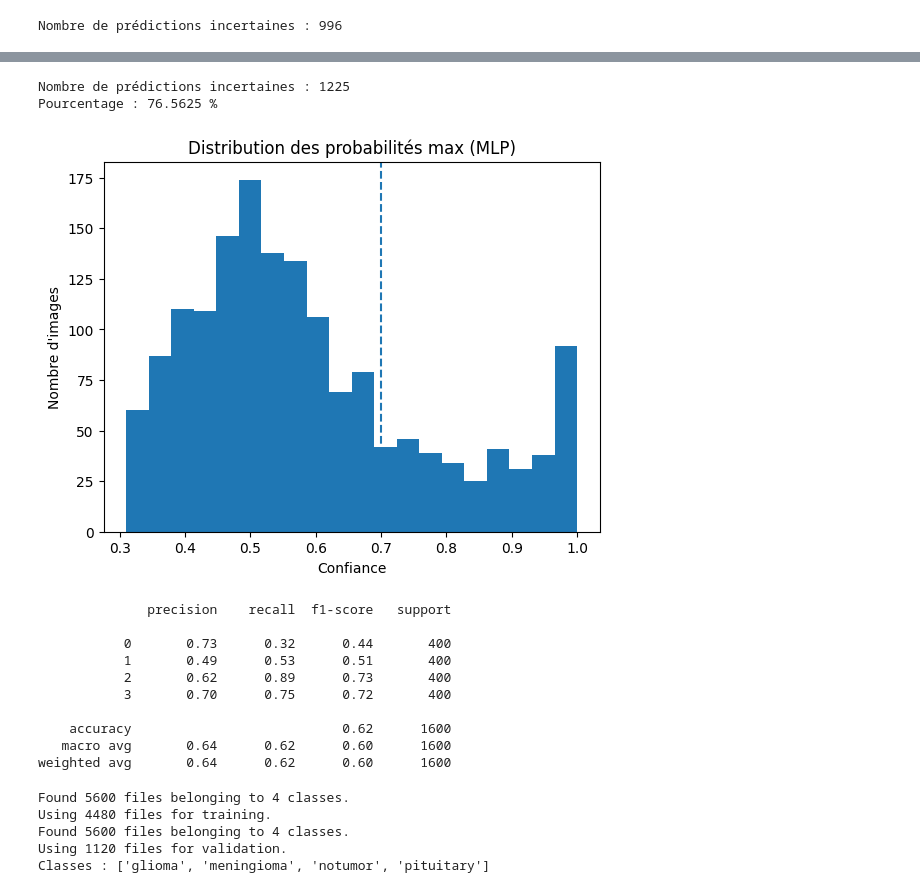
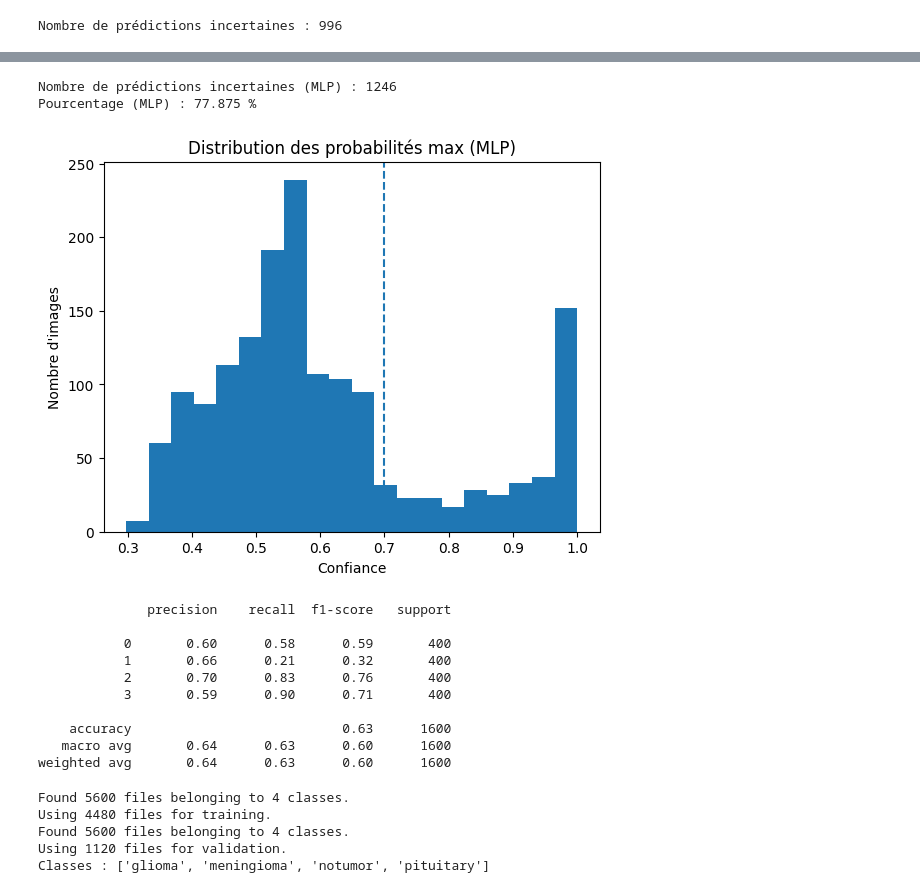
Before and after one commit to ARTY-cpu/projet_ML, a Jupyter notebook: Main.ipynb, the cells around one changed output, grey strips where cells are left out. Cells and saved outputs as stored; diff of their text form; code cells hidden in the pictures.

```diff
--- a/Main.ipynb
+++ b/Main.ipynb
@@ -150,8 +150,12 @@ X_test, y_test = extract_features(test_ds)
 # Importation du modèle de régression logistique de scikit-learn
 from sklearn.linear_model import LogisticRegression
 
-# Création d'une instance de régression logistique avec 2000 itérations maximum
-log_reg = LogisticRegression(max_iter=2000)
+# scikit-learn récent: l'argument multi_class est supprimé;
+# avec solver='lbfgs' et >2 classes, l'approche multinomiale est utilisée.
+log_reg = LogisticRegression(
+    max_iter=2000,
+    solver="lbfgs"
+)
 
 # Entraînement du modèle sur les features extraites et leurs labels
 log_reg.fit(X_train, y_train)
@@ -280,57 +284,57 @@ Epoch 30/30
 # %%
-# Récupération de la probabilité maximale pour chaque prédiction
-max_probs = np.max(probas, axis=1)
-# Création d'un masque booléen pour identifier les prédictions dont la confiance est < 70%
-uncertain_mask = max_probs < 0.7
+# Prédiction probabiliste avec le MLP sur le jeu de test
+mlp_probas = model.predict(X_test, verbose=0)
+# Probabilité maximale (confiance) pour chaque prédiction du MLP
+mlp_max_probs = np.max(mlp_probas, axis=1)
 
-# Comptage du nombre total de prédictions incertaines
-nb_uncertain = np.sum(uncertain_mask)
+# Prédictions incertaines du MLP (confiance < 70%)
+mlp_uncertain_mask = mlp_max_probs < 0.7
+mlp_nb_uncertain = int(np.sum(mlp_uncertain_mask))
 
-# Affichage du nombre de prédictions incertaines
-print("Nombre de prédictions incertaines :", nb_uncertain)
-# Calcul et affichage du pourcentage de prédictions incertaines
-print("Pourcentage :", nb_uncertain / len(max_probs) * 100, "%")
+# Affichage du niveau d'incertitude du MLP
+print("Nombre de prédictions incertaines (MLP) :", mlp_nb_uncertain)
+print("Pourcentage (MLP) :", mlp_nb_uncertain / len(mlp_max_probs) * 100, "%")
 # %% [output]
-Nombre de prédictions incertaines : 1225
-Pourcentage : 76.5625 %
+Nombre de prédictions incertaines (MLP) : 1246
+Pourcentage (MLP) : 77.875 %
 # %%
 # Importation de Matplotlib pour la visualisation
 import matplotlib.pyplot as plt
 
-# Création d'un histogramme des probabilités maximales avec 20 barres
-plt.hist(max_probs, bins=20)
+# Création d'un histogramme des probabilités maximales du MLP avec 20 barres
+plt.hist(mlp_max_probs, bins=20)
 # Ligne verticale en pointillés à 0.7 pour marquer le seuil d'incertitude
 plt.axvline(0.7, linestyle="--")
 # Titre du graphique spécifique au MLP
 plt.title("Distribution des probabilités max (MLP)")
 # Étiquette de l'axe des x
 plt.xlabel("Confiance")
 # Étiquette de l'axe des y
 plt.ylabel("Nombre d'images")
 # Affichage du graphique
 plt.show()
 # %% [output]
-[figure, old version]
+[figure, new version]
 # %%
 # Importation du module de métriques de classification de scikit-learn
 from sklearn.metrics import classification_report
 
-# Obtention des prédictions finales en prenant la classe avec la probabilité maximale
-y_pred = np.argmax(probas, axis=1)
+# Prédictions finales du MLP (classe avec probabilité maximale)
+y_pred_mlp = np.argmax(mlp_probas, axis=1)
 
-# Affichage du rapport de classification complet (précision, rappel, f1-score par classe)
-print(classification_report(y_test, y_pred))
+# Affichage du rapport de classification MLP (précision, rappel, f1-score)
+print(classification_report(y_test, y_pred_mlp))
 # %% [output]
               precision    recall  f1-score   support
 
-           0       0.73      0.32      0.44       400
-           1       0.49      0.53      0.51       400
-           2       0.62      0.89      0.73       400
-           3       0.70      0.75      0.72       400
+           0       0.60      0.58      0.59       400
+           1       0.66      0.21      0.32       400
+           2       0.70      0.83      0.76       400
+           3       0.59      0.90      0.71       400
 
-    accuracy                           0.62      1600
-   macro avg       0.64      0.62      0.60      1600
-weighted avg       0.64      0.62      0.60      1600
+    accuracy                           0.63      1600
+   macro avg       0.64      0.63      0.60      1600
+weighted avg       0.64      0.63      0.60      1600
 # %%
 # Importation des bibliothèques nécessaires
 import tensorflow as tf
```
Also changed, not shown: parts of 12 cells of this notebook, 22 other files.
